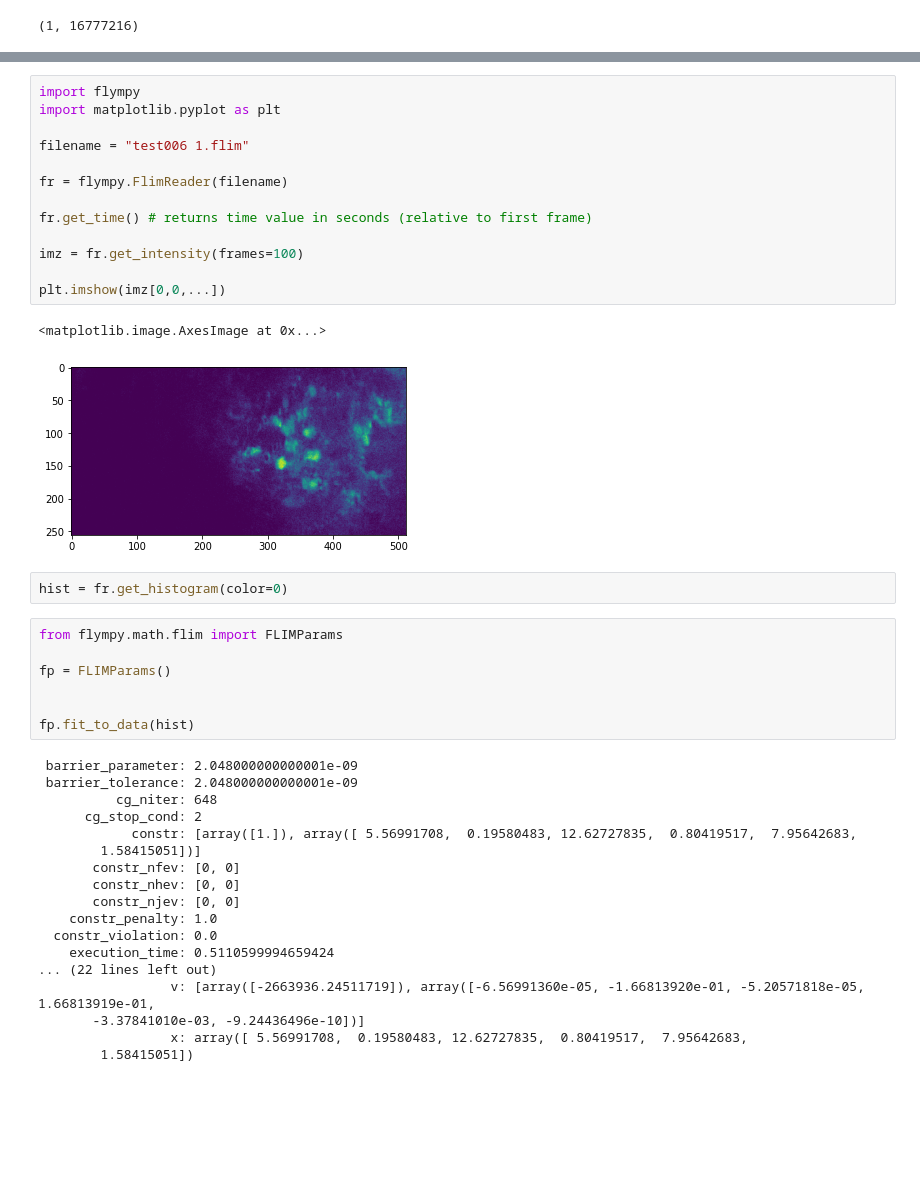
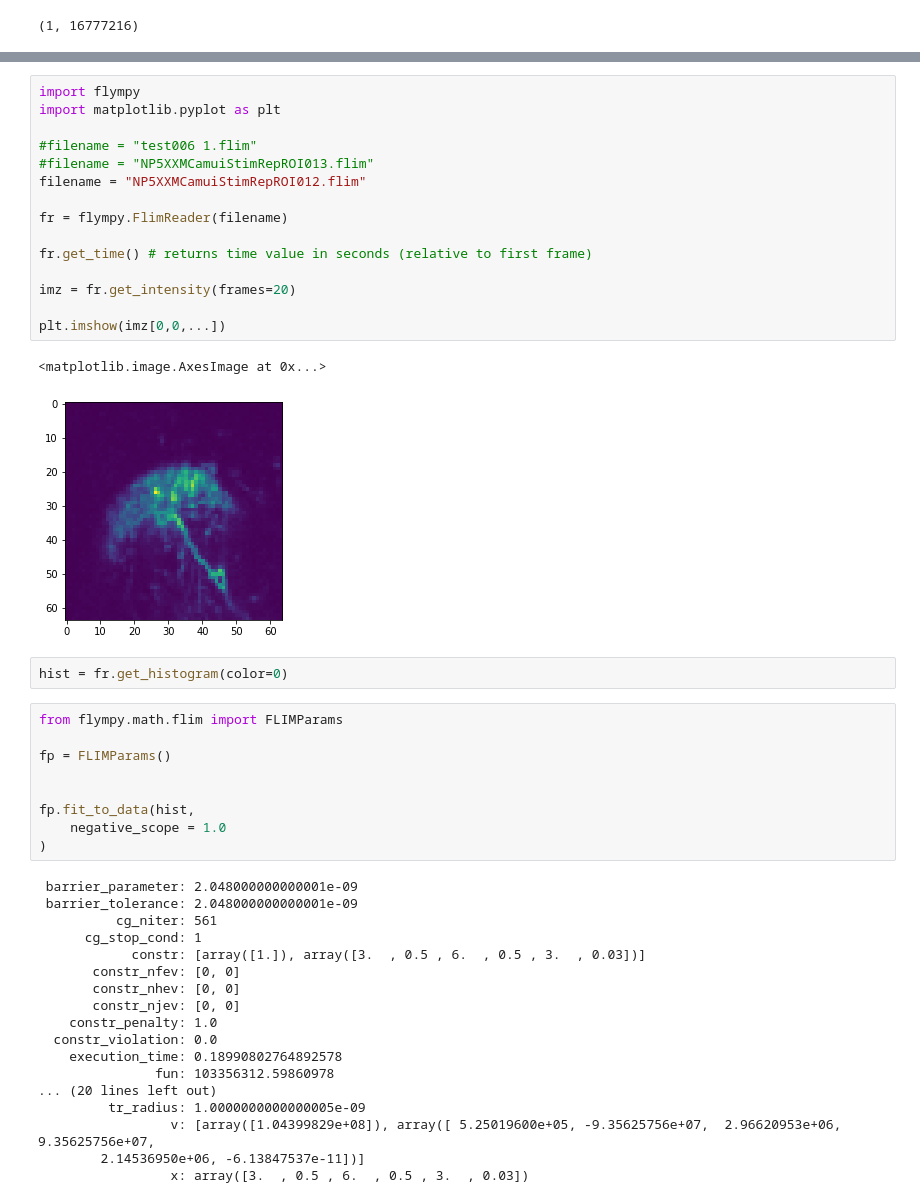
Before and after one commit to CrickmoreRoguljaLabs/Flympy, a Jupyter notebook: Untitled.ipynb, the cells around one changed output, grey strips where cells are left out. Cells and saved outputs as stored; diff of their text form; blank space fills up the shorter version.

```diff
--- a/Untitled.ipynb
+++ b/Untitled.ipynb
@@ -38,19 +18,21 @@ AcquisitionParameters :
 # %%
 import flympy
 import matplotlib.pyplot as plt
 
-filename = "test006 1.flim"
+#filename = "test006 1.flim"
+#filename = "NP5XXMCamuiStimRepROI013.flim"
+filename = "NP5XXMCamuiStimRepROI012.flim"
 
 fr = flympy.FlimReader(filename)
 
 fr.get_time() # returns time value in seconds (relative to first frame)
 
-imz = fr.get_intensity(frames=100)
+imz = fr.get_intensity(frames=20)
 
 plt.imshow(imz[0,0,...])
 # %% [output]
 <matplotlib.image.AxesImage at 0x...>
-[figure, old version]
+[figure, new version]
 # %%
 hist = fr.get_histogram(color=0)
 # %%
@@ -59,22 +41,24 @@ from flympy.math.flim import FLIMParams
 fp = FLIMParams()
 
 
-fp.fit_to_data(hist)
+fp.fit_to_data(hist,
+    negative_scope = 1.0
+)
 # %% [output]
  barrier_parameter: 2.048000000000001e-09
  barrier_tolerance: 2.048000000000001e-09
-          cg_niter: 648
-      cg_stop_cond: 2
-            constr: [array([1.]), array([ 5.56991708,  0.19580483, 12.62727835,  0.80419517,  7.95642683,
-        1.58415051])]
+          cg_niter: 561
+      cg_stop_cond: 1
+            constr: [array([1.]), array([3.  , 0.5 , 6.  , 0.5 , 3.  , 0.03])]
        constr_nfev: [0, 0]
        constr_nhev: [0, 0]
        constr_njev: [0, 0]
     constr_penalty: 1.0
   constr_violation: 0.0
-    execution_time: 0.5110599994659424
-... (22 lines left out)
-                 v: [array([-2663936.24511719]), array([-6.56991360e-05, -1.66813920e-01, -5.20571818e-05,  1.66813919e-01,
-       -3.37841010e-03, -9.24436496e-10])]
-                 x: array([ 5.56991708,  0.19580483, 12.62727835,  0.80419517,  7.95642683,
-        1.58415051])
+    execution_time: 0.18990802764892578
+               fun: 103356312.59860978
+... (20 lines left out)
+         tr_radius: 1.0000000000000005e-09
+                 v: [array([1.04399829e+08]), array([ 5.25019600e+05, -9.35625756e+07,  2.96620953e+06,  9.35625756e+07,
+        2.14536950e+06, -6.13847537e-11])]
+                 x: array([3.  , 0.5 , 6.  , 0.5 , 3.  , 0.03])
```
Also changed, not shown: parts of 7 cells of this notebook, 5 other files.
